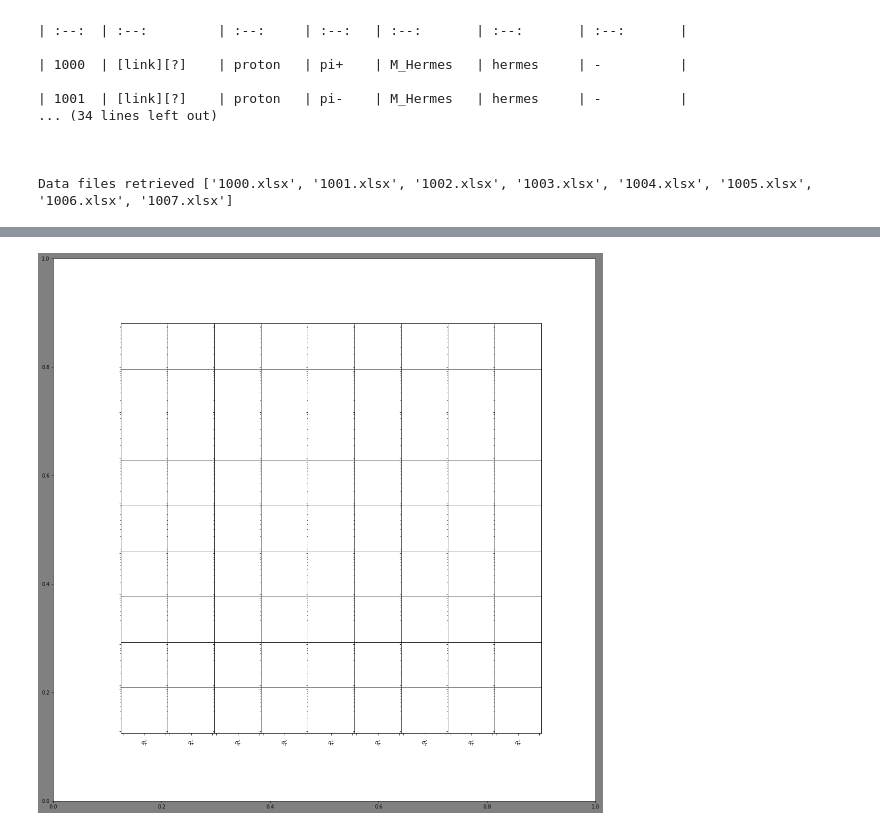
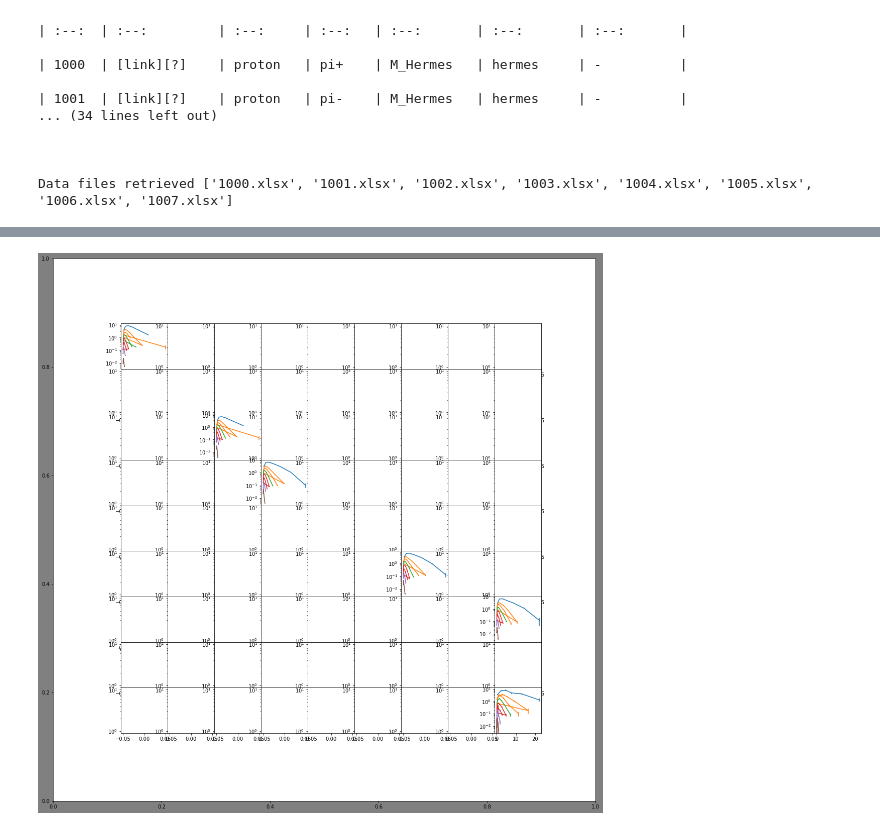
Before and after one commit to prokudin/PSU-PHYS296, a Jupyter notebook: Python/notebooks/HermesPlots.ipynb, the cells around one changed output, grey strips where cells are left out. Saved outputs shown, nothing was run; the diff lists cells and outputs as text; code cells hidden in the pictures.

```diff
--- a/Python/notebooks/HermesPlots.ipynb
+++ b/Python/notebooks/HermesPlots.ipynb
@@ -70,9 +70,9 @@ xBin=[0.023,0.04,0.055,0.075,0.1,0.14,0.2,0.3,0.4,0.6]
 Q2Bin=[1.0, 1.25, 1.5, 1.75, 2.0, 2.25, 2.5, 3.0, 5.0, 15.0]
 zBin= [0.1, 0.2, 0.3, 0.4, 0.6, 0.8, 1.1]
 
-xClas=range(1,len(xBin))
-Q2Clas=range(1,len(Q2Bin))
-zClas=range(1,len(zBin))
+xClas=range(len(xBin)-1)
+Q2Clas=range(len(Q2Bin)-1)
+zClas=range(len(zBin)-1)
 
 dat['xClas'] = pd.cut(dat['x'], xBin, labels=xClas)
 dat['xBin'] = pd.cut(dat['x'], xBin)
@@ -85,7 +85,8 @@ dat['zBin'] = pd.cut(dat['z'], zBin)
 
 ## Seting subplot perameters
 Zcolor=["red","green","blue","orange",'black','purple','pink']
-Zmark=['o', 'v', '^', '<', '>','*','X']
+#Zmark=['o', 'v', '^', '<', '>','*','X']
+Zmark=['o','o','o','o','o','o','o']
 Zline=['--','--','--','--','--','--','--']
 
 shairYax=[[1,1],[2,1],[3,1],[4,1],[5,1],[6,1],[7,1],[8,1],[9,1]] #Subplots with y-axes ticks
@@ -94,12 +95,18 @@ shairXax=[[9,1],[9,2],[9,3],[9,4],[9,5],[9,6],[9,7],[9,8],[9,9]] #Subplots with
 # Trouble of many kind, some come from above, some come from behine,
 
 k=0
+hermes={}
 for n,N in zip(range(len(xBin)),xClas):
     for m,M in zip(range(len(Q2Bin)),Q2Clas):
         data_bin=dat.query('xClas=="%s" and Q2Clas=="%s"' %(N,M))
+        if not data_bin.empty:
+            hermes={"%s%s%s%s%s" %(k,n,N,m,M): data_bin}
         print data_bin.head()
         print (k,n,N,m,M)
-        k+=1
+        for i in zClas):
+
+            print i
+            k+=1
 
 ## But I bought a big batt, you'll see, my trouble are gonna have troubles with me.
 # %% [output]
@@ -137,41 +159,39 @@ Categories (6, int64): [1 < 3 < 4 < 6 < 7 < 9]
 # %%
 fig=plt.figure(figsize=(15, 15),facecolor="gray") # figsize=wxh in inches
 subMat = gridspec.GridSpec(ncols=9, nrows=9, wspace=0.0, hspace=0.0)
 
 ax1=fig.add_axes([0,0,1,1])
 #ax.yaxis.set_ticks([ 0.,0.1245,0.2755,0.427,0.57752,0.729,0.8805])
 #ax.xaxis.set_ticks([0,0.1285,0.2255,0.322,0.419,0.516,0.613,0.709,0.71+0.097,0.9])
 #ax.set_yticklabels([0]+Q2Bin)
 #ax.set_xticklabels([0]+xBin)
 
 # Set title and axis labels
 #ax.title("COMPASS Data")
 #ax.set_ylabel(r"$Q^2$ bins",rotation="horizontal")
 #ax.set_xlabel(r"$x$ bins")
 
 # Set legend
 #Zpatch1 = mpatches.Patch(color=Zcolor[0], label='z=0.2')
 #Zpatch2 = mpatches.Patch(color=Zcolor[1], label='z=0.3')
 #Zpatch3 = mpatches.Patch(color=Zcolor[2], label='z=0.4')
 #Zpatch4 = mpatches.Patch(color=Zcolor[3], label='z=0.6')
 #ax.legend(handles=[Zpatch1,Zpatch2,Zpatch3,Zpatch4],loc='upper left')
 #ax.grid()
 
 for n,N in zip(range(len(xBin)),xClas):
     for m,M in zip(range(len(Q2Bin)),Q2Clas):
         data_bin=dat.query('xClas=="%s" and Q2Clas=="%s"' %(N,M))
-        k=0 #counter
-        for i in zBin:
+        for i in zClas:
             ax = fig.add_subplot(subMat[int(n),int(m)])
             ax.set_yscale("log")
-            ax.errorbar(data_bin.qT2[data_bin.zBin==i],data_bin.value[data_bin.zBin==i],#x,y
-                        data_bin.delta[data_bin.zBin==i],#errorbars
-                        color=Zcolor[k],marker=Zmark[k],linestyle=Zline[k],linewidth=0,markersize=2)#line properties
-            if [int(n),int(m)] != shairYax:
-                ax.set_yticklabels('')
-            if [int(n),int(m)] != shairXax:
-                ax.set_xticklabels('')
-            k+=1 #add one to counter
-            ax.set_xlabel(r"$q_T^2$")
+            ax.errorbar(data_bin.qT2[data_bin.zClas==i],data_bin.value[data_bin.zClas==i],#x,y
+                        data_bin.delta[data_bin.zClas==i])#errorbars
+#                        color=Zcolor[i],marker=Zmark[i],linestyle=Zline[i],linewidth=0,markersize=2)#line properties
+#            if [int(n),int(m)] != shairYax:
+#                ax.set_yticklabels('')
+#            if [int(n),int(m)] != shairXax:
+#                ax.set_xticklabels('')
+#            ax.set_xlabel(r"$q_T^2$")
 # %% [output]
-[figure, old version]
+[figure, new version]
```
Also changed, not shown: parts of 6 cells of this notebook, 1 other file.
